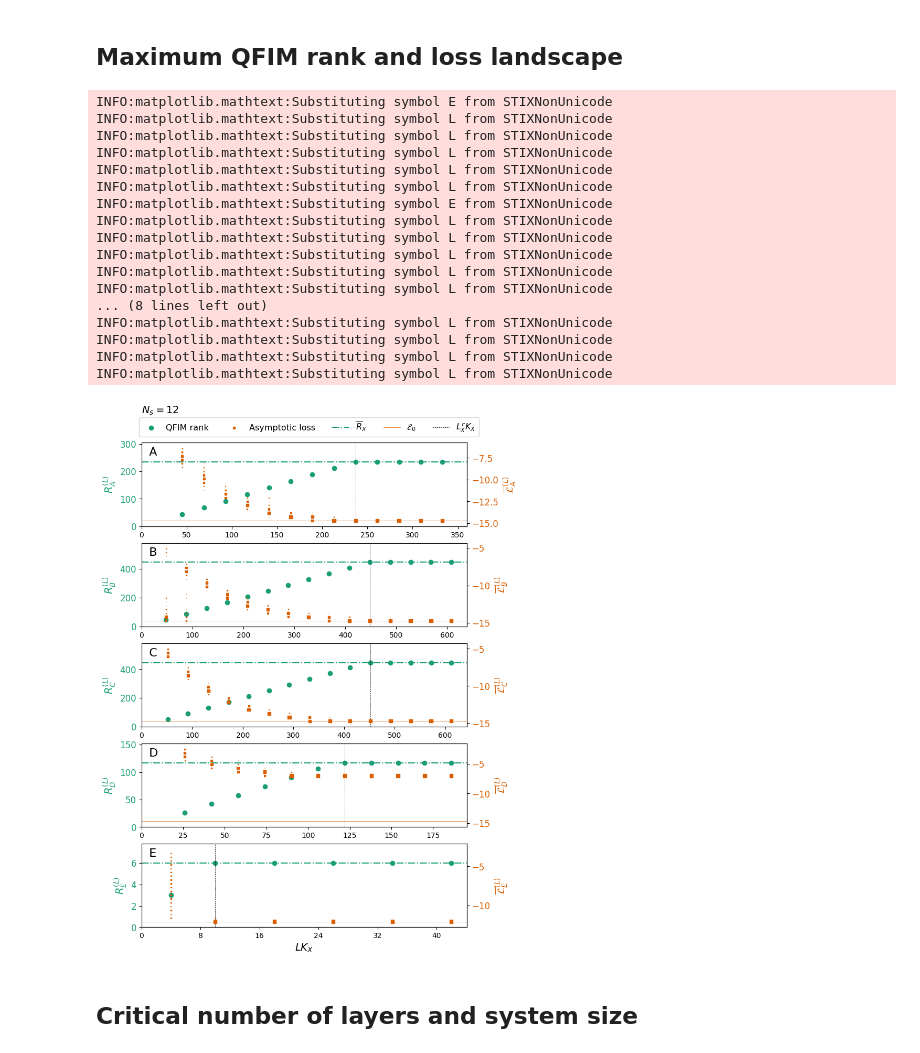
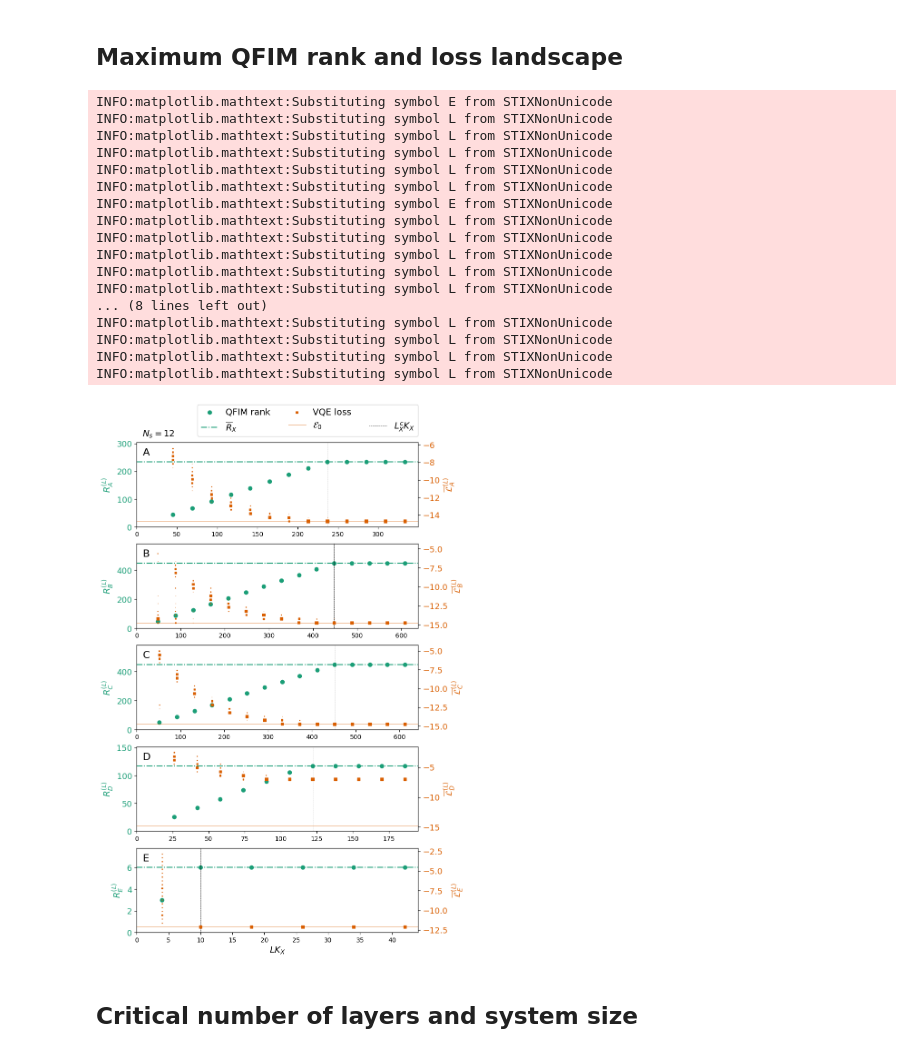
Before and after one commit to yiiyama/z2vqe, a Jupyter notebook: paper_plots.ipynb, the cells around one changed output. Drawn from its saved outputs; the diff is of its cells as text; code cells hidden in the pictures.

```diff
--- a/paper_plots.ipynb
+++ b/paper_plots.ipynb
@@ -357,8 +357,10 @@ for config in configs:
             vqe_losses[config][num_f] = source['losses'][()]
             vqe_grads[config][num_f] = source['gradients'][()]
 # %%
+from matplotlib.lines import Line2D
+
 num_f = 6
-fig, axs = plt.subplots(5, 1, figsize=(8, 12))
+fig, axs = plt.subplots(5, 1, figsize=(8, 14))
 colors = mpl.color_sequences['Dark2']
 nbins = 20
 
@@ -371,7 +373,7 @@ for iconfig, (config, num_param, cname) in enumerate(zip(configs, num_layer_para
                       marker='o')
     hrpsi = axl.axhline(rsats[config][num_f], color=colors[0], linestyle='-.')
     axl.set_ylabel(r'$R_{%s}^{(L)}$' % cname, color=colors[0], fontsize=14)
-    axl.tick_params(axis='y', labelcolor=colors[0], labelsize=12)
+    axl.tick_params(axis='y', labelcolor=colors[0], labelsize=13)
     axl.set_ylim(0., np.max(qfim_ranks[config][num_f]) * 1.3)
     hlc = axl.axvline(lcriticals[config][num_f] * num_param, color='k', linestyle='--', linewidth=0.5)
 
@@ -385,50 +387,50 @@ for iconfig, (config, num_param, cname) in enumerate(zip(configs, num_layer_para
     he0 = axr.axhline(exact_e0, color=colors[1], linestyle='-', linewidth=0.5)
     axr.set_ylabel(r'$\overline{\mathcal{L}}^{(L)}_{%s}$' % cname, color=colors[1], fontsize=14)
     axr.set_ylim(ymin - binsize, ymax + binsize)
-    axr.tick_params(axis='y', labelcolor=colors[1], labelsize=12)
+    axr.tick_params(axis='y', labelcolor=colors[1], labelsize=13)
 
     axl.text(0, np.max(qfim_ranks[config][num_f]) * 1.1, f'  {cname}', fontsize=16, ha='left')
     axl.set_xlim(0., np.max(nls[config][num_f]) * num_param * 1.05)
 
-    if iconfig == 0:
+    if config == 'A':
         axr.set_xlim(0., 120. * num_param)
 
-    if iconfig == 4:
+    elif config == 'E':
         ticks = np.arange(0, 23, 4) * num_param
-        axr.set_xticks(ticks, labels=[f'{x}' for x in ticks], fontsize=12)
+        axr.set_xticks(ticks, labels=[f'{x}' for x in ticks], fontsize=13)
 
 axs[0].legend(
-    [hqr, hal, hrpsi, he0, hlc],
-    ['QFIM rank', 'Asymptotic loss', r'$\overline{R}_{X}$', r'$\mathcal{E}_0$', '$L^c_XK_X$'],
-    fontsize=11.5,
-    bbox_to_anchor=(-0.02, 1.02, 0.98, .102),
+    [hqr, hrpsi, hal, he0, Line2D([0.], [0.], linewidth=0.), hlc],
+    ['QFIM rank', r'$\overline{R}_{X}$', 'VQE loss', r'$\mathcal{E}_0$', '', '$L^c_XK_X$'],
+    fontsize=14,
+    bbox_to_anchor=(0.2, 1.02, 0.78, .102),
     loc='lower left',
-    ncols=5
+    ncols=3
 )
-axs[0].text(0., 1.35, '$N_s=12$', transform=axs[0].transAxes, fontsize=14)
+axs[0].text(0.02, 1.07, '$N_s=12$', transform=axs[0].transAxes, fontsize=14)
 axs[-1].set_xlabel('$LK_X$', fontsize=14)
 
 # fig.tight_layout()
 fig.savefig('/home/iiyama/src/z2vqe/plots/rank_loss.pdf', bbox_inches='tight')
 # %% [output]
 INFO:matplotlib.mathtext:Substituting symbol E from STIXNonUnicode
 INFO:matplotlib.mathtext:Substituting symbol L from STIXNonUnicode
 INFO:matplotlib.mathtext:Substituting symbol L from STIXNonUnicode
 INFO:matplotlib.mathtext:Substituting symbol L from STIXNonUnicode
 INFO:matplotlib.mathtext:Substituting symbol L from STIXNonUnicode
 INFO:matplotlib.mathtext:Substituting symbol L from STIXNonUnicode
 INFO:matplotlib.mathtext:Substituting symbol E from STIXNonUnicode
 INFO:matplotlib.mathtext:Substituting symbol L from STIXNonUnicode
 INFO:matplotlib.mathtext:Substituting symbol L from STIXNonUnicode
 INFO:matplotlib.mathtext:Substituting symbol L from STIXNonUnicode
 INFO:matplotlib.mathtext:Substituting symbol L from STIXNonUnicode
 INFO:matplotlib.mathtext:Substituting symbol L from STIXNonUnicode
 ... (8 lines left out)
 INFO:matplotlib.mathtext:Substituting symbol L from STIXNonUnicode
 INFO:matplotlib.mathtext:Substituting symbol L from STIXNonUnicode
 INFO:matplotlib.mathtext:Substituting symbol L from STIXNonUnicode
 INFO:matplotlib.mathtext:Substituting symbol L from STIXNonUnicode
-[figure, old version]
+[figure, new version]
 # %% [markdown]
 ## Critical number of layers and system size
 # %%
```
